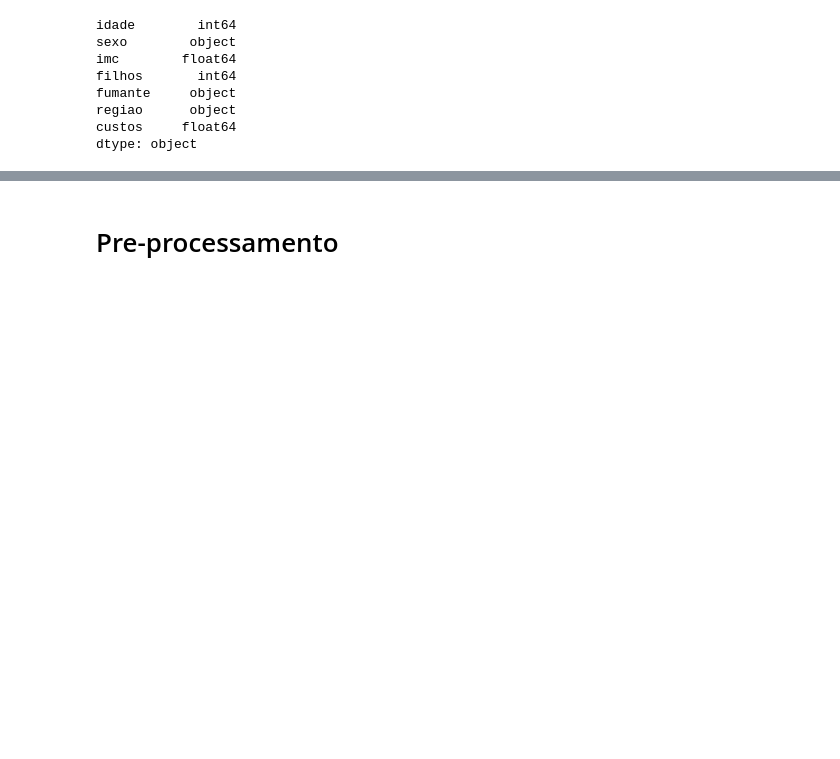
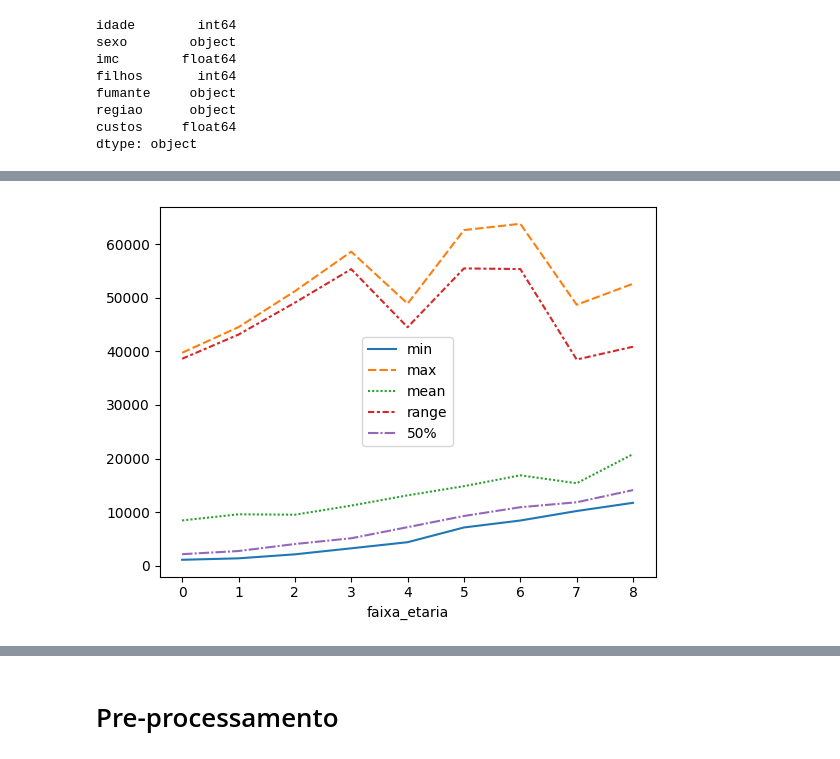
Before and after one commit to adrianomqs/FIAP_Modulo1_Tech_Challenge, a Jupyter notebook: FIAP_Modulo1_Tech_Challenge_Unificado.ipynb, the cells around one changed output, grey strips where cells are left out. Cells and saved outputs as stored; diff of their text form; code cells hidden in the pictures; blank space fills up the shorter version.

```diff
--- a/FIAP_Modulo1_Tech_Challenge_Unificado.ipynb
+++ b/FIAP_Modulo1_Tech_Challenge_Unificado.ipynb
@@ -221,0 +282,4 @@ dtype: object
+# %%
+dados_desc = dados.groupby('faixa_etaria').custos.describe()
+dados_desc['range'] = dados_desc['max'] - dados_desc['min']
+dados_desc
@@ -221,0 +304,5 @@ dtype: object
+# %%
+sns.lineplot(data=dados_desc[['min', 'max', 'mean', 'range', '50%']])
+plt.show()
+# %% [output]
+[figure, added]
```
Also changed, not shown: parts of 33 cells of this notebook.
